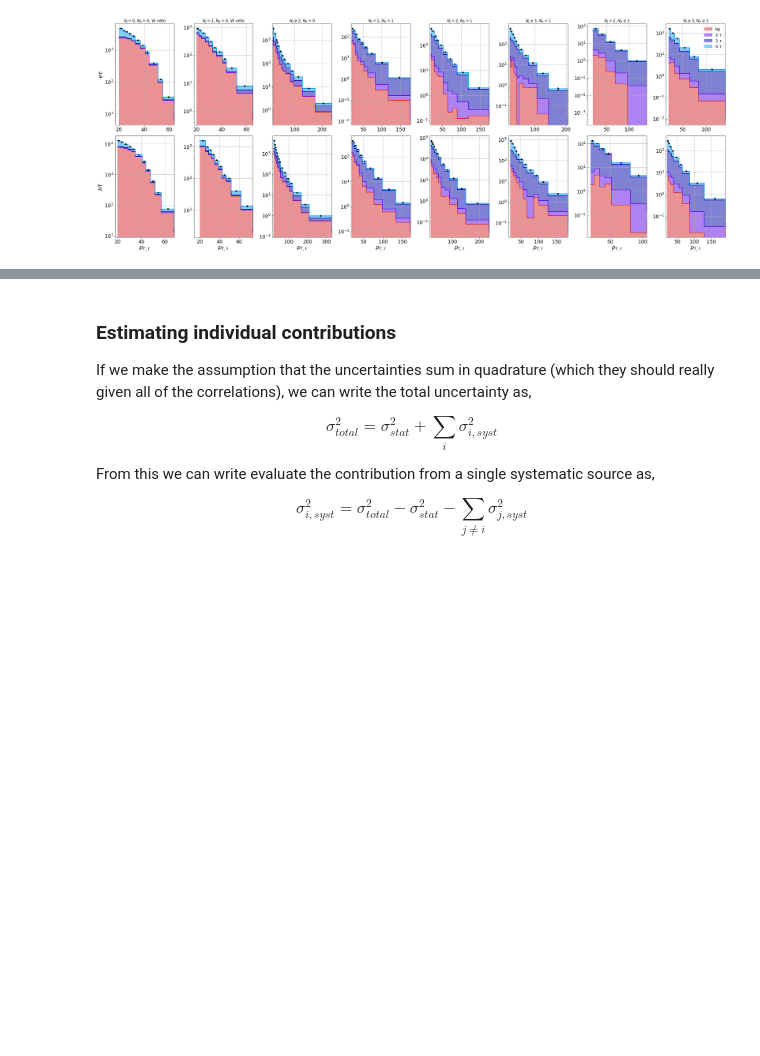
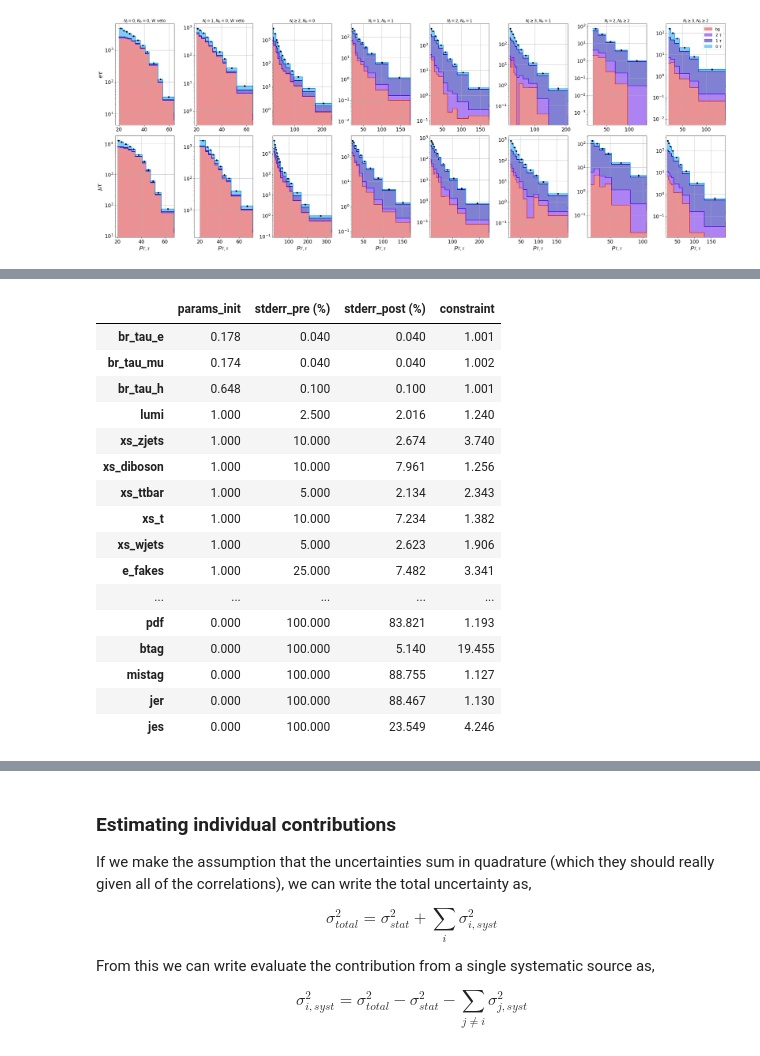
Before and after one commit to NWUHEP/analysis-tools, a Jupyter notebook: notebooks/w_br_asimov.ipynb, the cells around one changed output, grey strips where cells are left out. Saved outputs shown, nothing was run; the diff lists cells and outputs as text; code cells hidden in the pictures; blank space fills up the shorter version.

```diff
--- a/notebooks/w_br_asimov.ipynb
+++ b/notebooks/w_br_asimov.ipynb
@@ -296,7 +296,7 @@ plt.show()
 # %%
 # visualize toy data (e+jet, mu+jet)
 #fig, axes = plt.subplots(len(pt.categories), len(selections), figsize=(24, 12), facecolor='white')
-fig, axes = plt.subplots(2, 2, figsize=(12, 12), facecolor='white')
+fig, axes = plt.subplots(2, 2, figsize=(16, 10), facecolor='white')
 for i, selection in enumerate(['e4j', 'mu4j']):
     for j, (category, template_data) in enumerate(fit_data.get_selection_data(selection).items()):
         ax = axes[i][j]
@@ -387,11 +393,30 @@ pct_err
 # %%
 # plot nuisance parameter errors and constraints
 pd.set_option('display.float_format', lambda x: '%.3f' % x)
 pct_err = pd.DataFrame(np.array([params_init, 100*params.err_init, 100*stderr, params.err_init/stderr]).T,
                        index=p_labels,
                        columns=['params_init', 'stderr_pre (%)', 'stderr_post (%)', 'constraint']
                       )
+pct_err[4:].to_csv('local_data/pulls.csv')
 pct_err[4:]
+# %% [output]
+|  | params_init | stderr_pre (%) | stderr_post (%) | constraint |
+| br_tau_e | 0.178 | 0.040 | 0.040 | 1.001 |
+| br_tau_mu | 0.174 | 0.040 | 0.040 | 1.002 |
+| br_tau_h | 0.648 | 0.100 | 0.100 | 1.001 |
+| lumi | 1.000 | 2.500 | 2.016 | 1.240 |
+| xs_zjets | 1.000 | 10.000 | 2.674 | 3.740 |
+| xs_diboson | 1.000 | 10.000 | 7.961 | 1.256 |
+| xs_ttbar | 1.000 | 5.000 | 2.134 | 2.343 |
+| xs_t | 1.000 | 10.000 | 7.234 | 1.382 |
+| xs_wjets | 1.000 | 5.000 | 2.623 | 1.906 |
+| e_fakes | 1.000 | 25.000 | 7.482 | 3.341 |
+| ... | ... | ... | ... | ... |
+| pdf | 0.000 | 100.000 | 83.821 | 1.193 |
+| btag | 0.000 | 100.000 | 5.140 | 19.455 |
+| mistag | 0.000 | 100.000 | 88.755 | 1.127 |
+| jer | 0.000 | 100.000 | 88.467 | 1.130 |
+| jes | 0.000 | 100.000 | 23.549 | 4.246 |
 # %%
 # produce correlation matrix
 p_labels_fancy = fit_data._parameters.label
```
Also changed, not shown: parts of 9 cells of this notebook, 10 other files.
